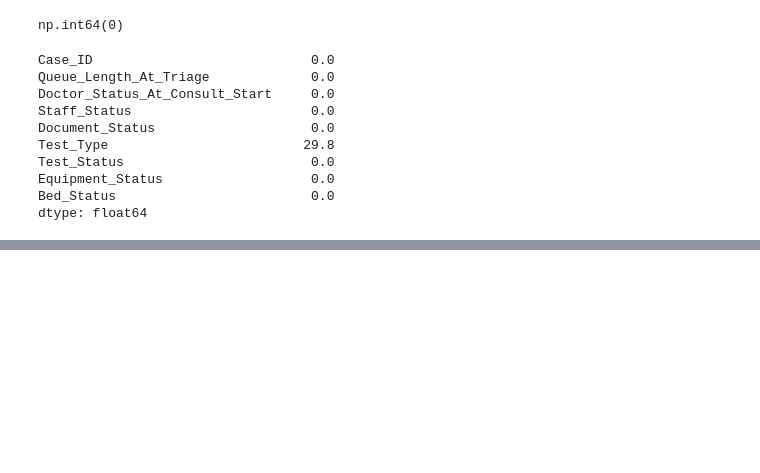
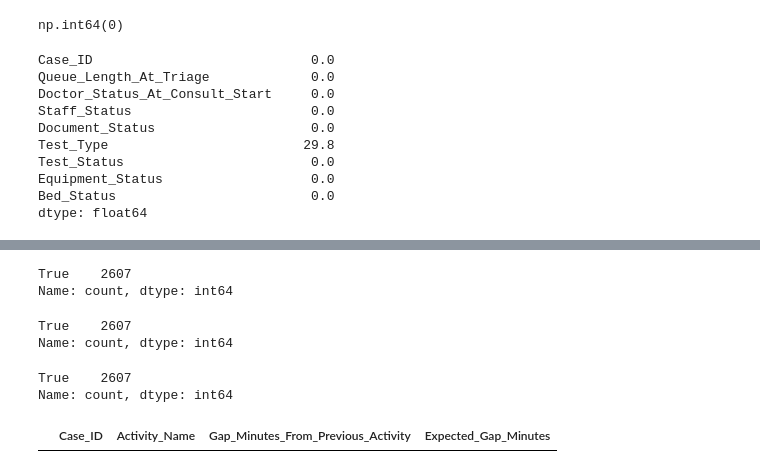
Before and after one commit to Ananyasingh0413/CareFlow---Clinical-Pathway-Process-Mining, a Jupyter notebook: healthcare_project-checkpoint.ipynb, the cells around one changed output, grey strips where cells are left out. Drawn from its saved outputs; the diff is of its cells as text; code cells hidden in the pictures; blank space fills up the shorter version.

```diff
--- a/healthcare_project-checkpoint.ipynb
+++ b/healthcare_project-checkpoint.ipynb
@@ -770,0 +792,56 @@ dtype: float64
+# %%
+comparison = (
+    event_clean["Previous_Activity"].fillna("")
+    == event_clean["Expected_Previous_Activity"].fillna("")
+)
+
+print(comparison.value_counts())
+# %% [output]
+True    2607
+Name: count, dtype: int64
+# %%
+event_clean["Timestamp"] = pd.to_datetime(event_clean["Timestamp"])
+event_clean["Previous_Timestamp"] = pd.to_datetime(
+    event_clean["Previous_Timestamp"]
+)
+
+event_clean["Expected_Previous_Timestamp"] = (
+    event_clean.groupby("Case_ID")["Timestamp"].shift(1)
+)
+
+comparison_time = (
+    event_clean["Previous_Timestamp"].fillna(pd.Timestamp("1900-01-01"))
+    == event_clean["Expected_Previous_Timestamp"].fillna(pd.Timestamp("1900-01-01"))
+)
+
+print(comparison_time.value_counts())
+# %% [output]
+True    2607
+Name: count, dtype: int64
+# %%
+event_clean["Expected_Gap_Minutes"] = (
+    event_clean.groupby("Case_ID")["Timestamp"]
+    .diff()
+    .dt.total_seconds() / 60
+)
+
+comparison_gap = (
+    event_clean["Gap_Minutes_From_Previous_Activity"].fillna(-1)
+    == event_clean["Expected_Gap_Minutes"].fillna(-1)
+)
+
+print(comparison_gap.value_counts())
+# %% [output]
+True    2607
+Name: count, dtype: int64
+# %%
+event_clean[
+    comparison_gap == False
+][[
+    "Case_ID",
+    "Activity_Name",
+    "Gap_Minutes_From_Previous_Activity",
+    "Expected_Gap_Minutes"
+]]
+# %% [output]
+|  | Case_ID | Activity_Name | Gap_Minutes_From_Previous_Activity | Expected_Gap_Minutes |
```
Also changed, not shown: parts of 4 cells of this notebook.
